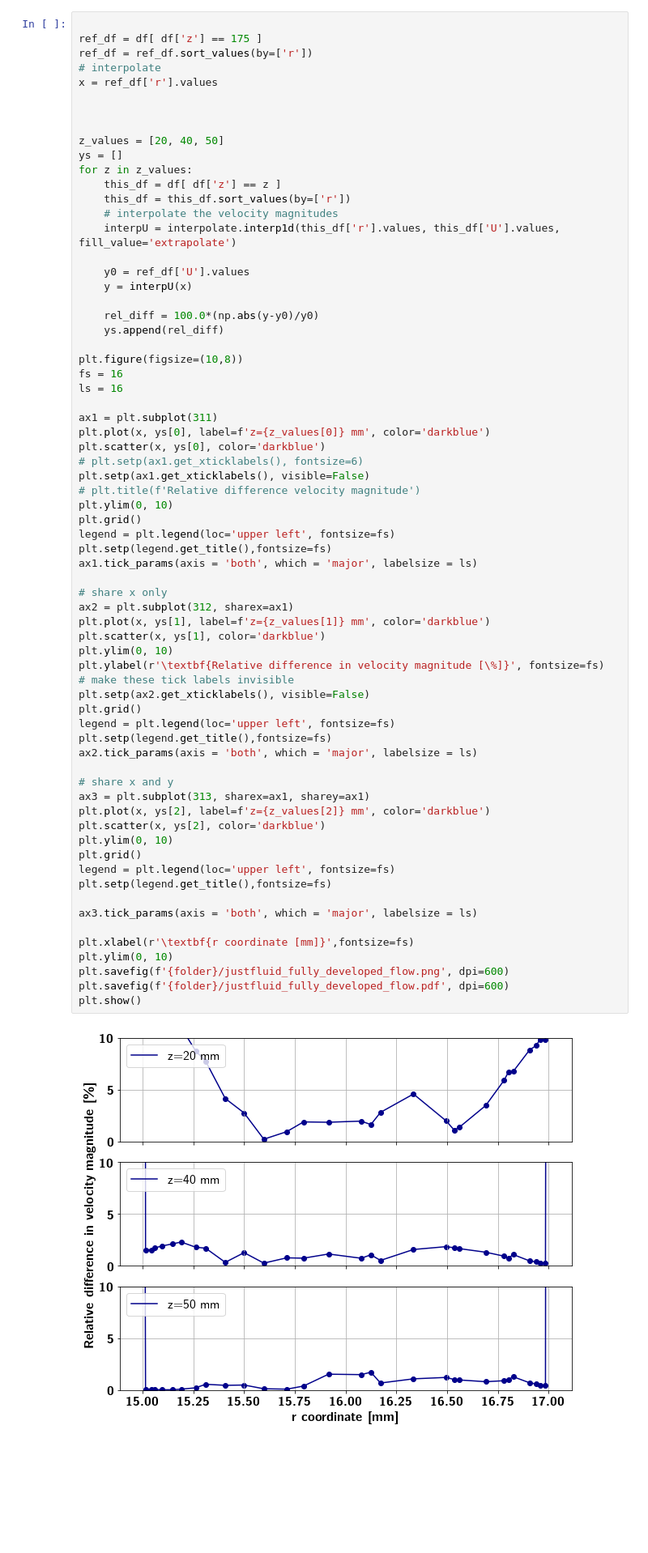
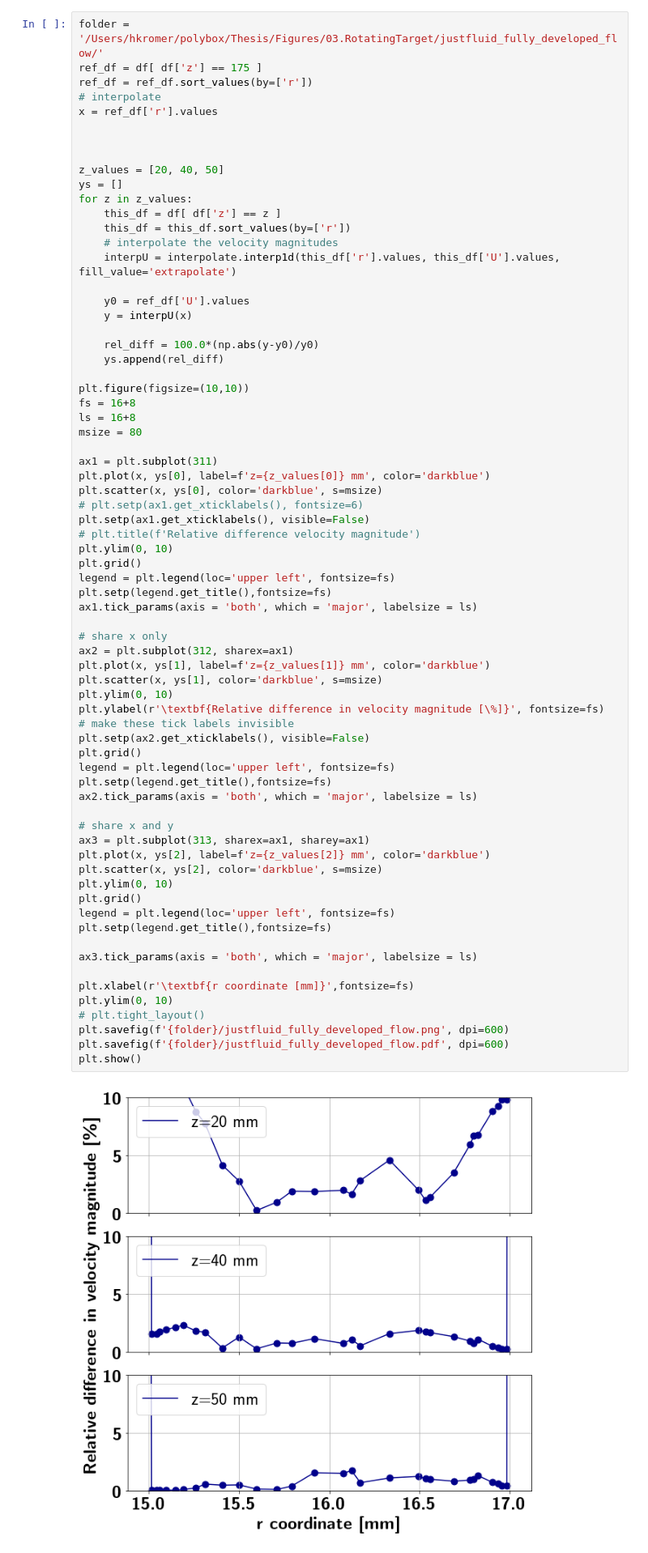
Before and after one commit to kromerh/phd_python, a Jupyter notebook: 03_COMSOL/01.cfd/01.cfd.02.justFluid.001.vel_magn.ipynb, the cells around one changed output. Shown at 81% size. Cells and saved outputs as stored; diff of their text form; blank space fills up the shorter version.

Commit message:
figures larger font size

```diff
--- a/03_COMSOL/01.cfd/01.cfd.02.justFluid.001.vel_magn.ipynb
+++ b/03_COMSOL/01.cfd/01.cfd.02.justFluid.001.vel_magn.ipynb
@@ -128,7 +128,7 @@ for z in z_values:
 # %% [markdown]
 ## Plot selected z values
 # %%
-
+folder = '/Users/hkromer/polybox/Thesis/Figures/03.RotatingTarget/justfluid_fully_developed_flow/'
 ref_df = df[ df['z'] == 175 ]
 ref_df = ref_df.sort_values(by=['r'])
 # interpolate
@@ -150,13 +150,14 @@ for z in z_values:
     rel_diff = 100.0*(np.abs(y-y0)/y0)
     ys.append(rel_diff)
 
-plt.figure(figsize=(10,8))
-fs = 16
-ls = 16
+plt.figure(figsize=(10,10))
+fs = 16+8
+ls = 16+8
+msize = 80
 
 ax1 = plt.subplot(311)
 plt.plot(x, ys[0], label=f'z={z_values[0]} mm', color='darkblue')
-plt.scatter(x, ys[0], color='darkblue')
+plt.scatter(x, ys[0], color='darkblue', s=msize)
 # plt.setp(ax1.get_xticklabels(), fontsize=6)
 plt.setp(ax1.get_xticklabels(), visible=False)
 # plt.title(f'Relative difference velocity magnitude')
@@ -167,33 +168,34 @@ plt.setp(legend.get_title(),fontsize=fs)
 ax1.tick_params(axis = 'both', which = 'major', labelsize = ls)
 
 # share x only
 ax2 = plt.subplot(312, sharex=ax1)
 plt.plot(x, ys[1], label=f'z={z_values[1]} mm', color='darkblue')
-plt.scatter(x, ys[1], color='darkblue')
+plt.scatter(x, ys[1], color='darkblue', s=msize)
 plt.ylim(0, 10)
 plt.ylabel(r'\textbf{Relative difference in velocity magnitude [\%]}', fontsize=fs)
 # make these tick labels invisible
 plt.setp(ax2.get_xticklabels(), visible=False)
 plt.grid()
 legend = plt.legend(loc='upper left', fontsize=fs)
 plt.setp(legend.get_title(),fontsize=fs)
 ax2.tick_params(axis = 'both', which = 'major', labelsize = ls)
 
 # share x and y
 ax3 = plt.subplot(313, sharex=ax1, sharey=ax1)
 plt.plot(x, ys[2], label=f'z={z_values[2]} mm', color='darkblue')
-plt.scatter(x, ys[2], color='darkblue')
+plt.scatter(x, ys[2], color='darkblue', s=msize)
 plt.ylim(0, 10)
 plt.grid()
 legend = plt.legend(loc='upper left', fontsize=fs)
 plt.setp(legend.get_title(),fontsize=fs)
 
 ax3.tick_params(axis = 'both', which = 'major', labelsize = ls)
 
 plt.xlabel(r'\textbf{r coordinate [mm]}',fontsize=fs)
 plt.ylim(0, 10)
+# plt.tight_layout()
 plt.savefig(f'{folder}/justfluid_fully_developed_flow.png', dpi=600)
 plt.savefig(f'{folder}/justfluid_fully_developed_flow.pdf', dpi=600)
 plt.show()
 # %% [output]
-[figure, old version]
+[figure, new version]
```
Also changed, not shown: 2 other files.
